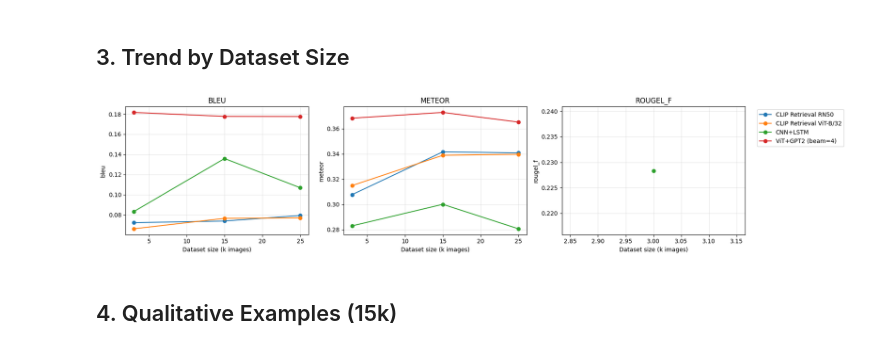
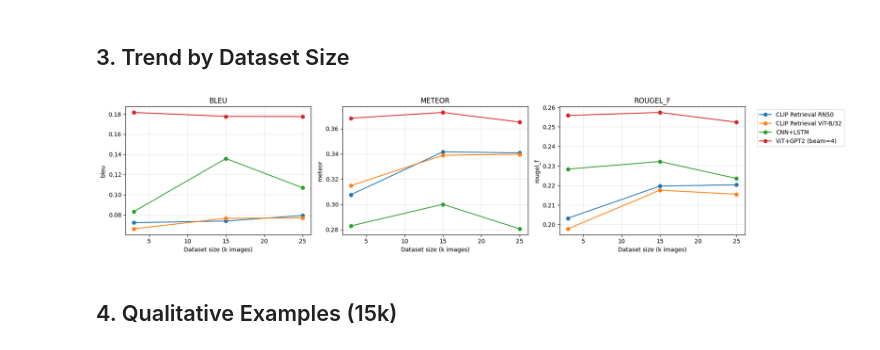
Before and after one commit to nebojsavuga/automatic-image-captioning-ai, a Jupyter notebook: notebooks/Results_summary.ipynb, the cells around one changed output. Drawn from its saved outputs; the diff is of its cells as text; code cells hidden in the pictures.

```diff
--- a/notebooks/Results_summary.ipynb
+++ b/notebooks/Results_summary.ipynb
@@ -20,7 +20,7 @@ import matplotlib.pyplot as plt
 results = [
     {
         "model": "CNN+LSTM",
-        "dataset images (thousands)": 3,
+        "images (k)": 3,
         "bleu": 0.0833,
         "rouge1_f": 0.26383696474455914,
         "rouge2_f": 0.07168919809864721,
@@ -30,7 +30,7 @@ results = [
     },
     {
         "model": "CNN+LSTM",
-        "dataset images (thousands)": 15,
+        "images (k)": 15,
         "bleu": 0.1359,
         "rouge1_f": 0.2510641666372084,
         "rouge2_f": 0.07474446218225134,
@@ -40,7 +40,7 @@ results = [
     },
     {
         "model": "CNN+LSTM",
-        "dataset images (thousands)": 25,
+        "images (k)": 25,
         "bleu": 0.1069,
         "rouge1_f": 0.25430729831934323,
         "rouge2_f": 0.07832242626549259,
@@ -51,7 +51,7 @@ results = [
 
     {
         "model": "ViT+GPT2 (beam=4)",
-        "dataset images (thousands)": 3,
+        "images (k)": 3,
         "bleu": 0.1816,
         "rouge1_f": 0.278053499173882,
         "rouge2_f": 0.08837743143862144,
@@ -61,7 +61,7 @@ results = [
     },
     {
         "model": "ViT+GPT2 (beam=4)",
-        "dataset images (thousands)": 15,
+        "images (k)": 15,
         "bleu": 0.1777,
         "rouge1_f": 0.2844710675690878,
         "rouge2_f": 0.0875580940261852,
@@ -71,7 +71,7 @@ results = [
     },
     {
         "model": "ViT+GPT2 (beam=4)",
-        "dataset images (thousands)": 25,
+        "images (k)": 25,
         "bleu": 0.1776,
         "rouge1_f": 0.2799533359642913,
         "rouge2_f": 0.08268114530553089,
@@ -82,7 +82,7 @@ results = [
 
     {
         "model": "CLIP Retrieval ViT-B/32",
-        "dataset images (thousands)": 3,
+        "images (k)": 3,
         "bleu": 0.0662,
         "rouge1_f": 0.2394900765458928,
         "rouge2_f": 0.05376797418491134,
@@ -92,7 +92,7 @@ results = [
     },
     {
         "model": "CLIP Retrieval ViT-B/32",
-        "dataset images (thousands)": 15,
+        "images (k)": 15,
         "bleu": 0.0766,
         "rouge1_f": 0.2587462787146606,
         "rouge2_f": 0.06199927144128299,
@@ -102,7 +102,7 @@ results = [
     },
     {
         "model": "CLIP Retrieval ViT-B/32",
-        "dataset images (thousands)": 25,
+        "images (k)": 25,
         "bleu": 0.0770,
         "rouge1_f": 0.25984944704107715,
         "rouge2_f": 0.06121173223406856,
@@ -113,7 +113,7 @@ results = [
 
     {
         "model": "CLIP Retrieval RN50",
-        "dataset images (thousands)": 3,
+        "images (k)": 3,
         "bleu": 0.0723,
         "rouge1_f": 0.23946086537632744,
         "rouge2_f": 0.05890232930112646,
@@ -123,7 +123,7 @@ results = [
     },
     {
         "model": "CLIP Retrieval RN50",
-        "dataset images (thousands)": 15,
+        "images (k)": 15,
         "bleu": 0.0739,
         "rouge1_f": 0.26057986654045573,
         "rouge2_f": 0.06340766741605529,
@@ -133,7 +133,7 @@ results = [
     },
     {
         "model": "CLIP Retrieval RN50",
-        "dataset images (thousands)": 25,
+        "images (k)": 25,
         "bleu": 0.0794,
         "rouge1_f": 0.2633620697043904,
         "rouge2_f": 0.06436402488834451,
@@ -144,7 +144,7 @@ results = [
 ]
 
 df = pd.DataFrame(results)
-df = df.sort_values(["dataset images (thousands)", "model"]).reset_index(drop=True)
+df = df.sort_values(["images (k)", "model"]).reset_index(drop=True)
 df
 # %% [output]
 |  | model | images (k) | bleu | rouge1_f | rouge2_f | rougel_f | meteor | notes |
@@ -192,23 +192,23 @@ for size in [3, 15, 25]:
 # %% [markdown]
 ## 3. Trend by Dataset Size
 # %%
-metrics = ["bleu", "meteor", "rougel_f_f"]
+metrics = ["bleu", "meteor", "rougel_f"]
 fig, axes = plt.subplots(1, 3, figsize=(18, 4))
 
 for ax, metric in zip(axes, metrics):
     for model in df["model"].unique():
-        subset = df[df["model"] == model].sort_values("dataset images (thousands)")
-        ax.plot(subset["dataset images (thousands)"], subset[metric], marker="o", label=model)
+        subset = df[df["model"] == model].sort_values("images (k)")
+        ax.plot(subset["images (k)"], subset[metric], marker="o", label=model)
     ax.set_title(metric.upper())
     ax.set_xlabel("Dataset size (k images)")
     ax.set_ylabel(metric)
     ax.grid(True, alpha=0.3)
 
 axes[-1].legend(bbox_to_anchor=(1.05, 1), loc="upper left")
 plt.tight_layout()
 plt.show()
 # %% [output]
-[figure, old version]
+[figure, new version]
 # %% [markdown]
 ## 4. Qualitative Examples (15k)
 # %%
```
